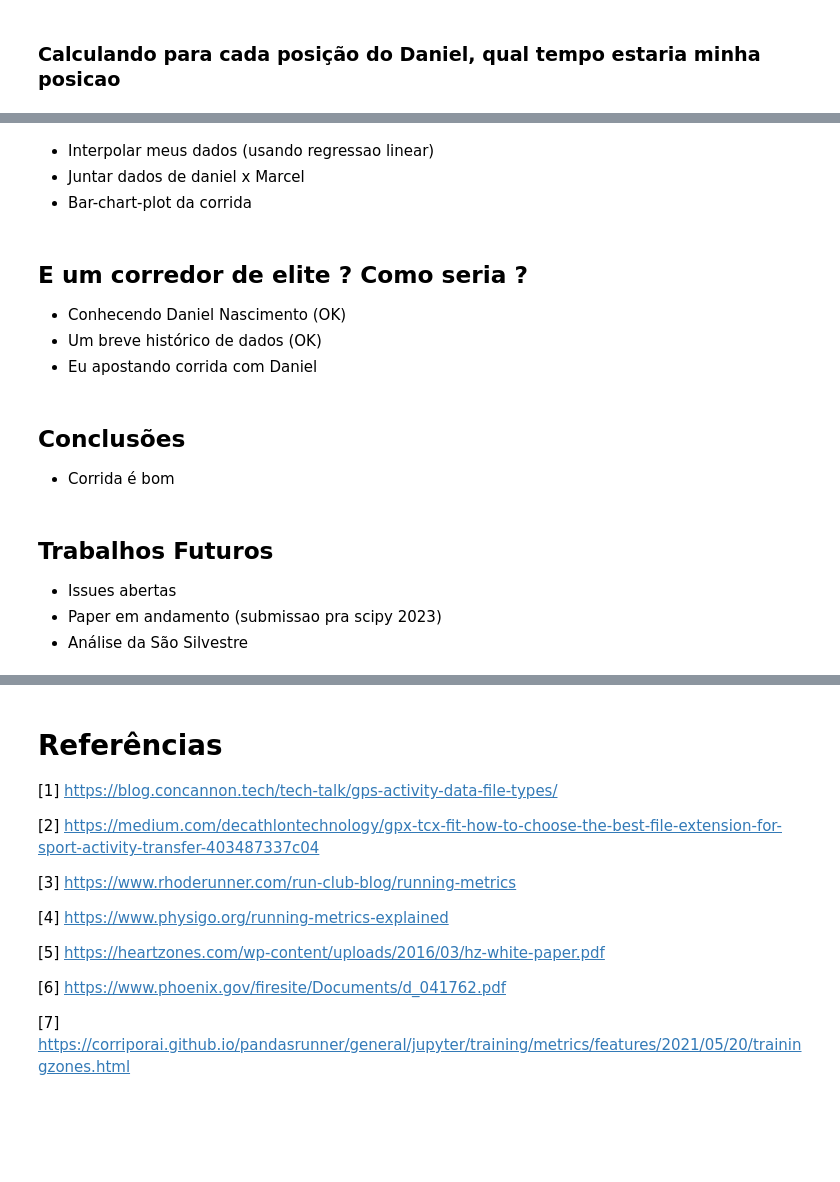
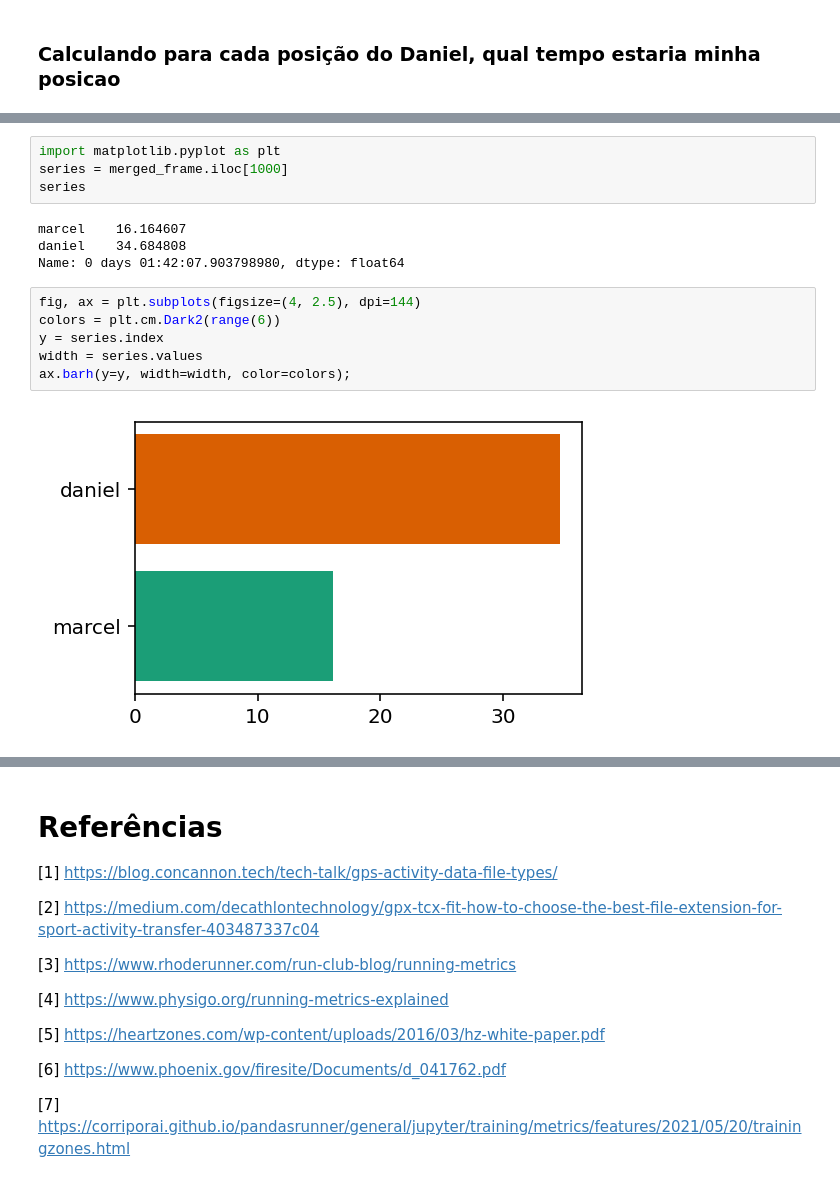
Before and after one commit to corriporai/presentations, a Jupyter notebook: pythonnordeste2022/slides.ipynb, the cells around one changed output, grey strips where cells are left out. Drawn from its saved outputs; the diff is of its cells as text; blank space fills up the shorter version.

```diff
--- a/pythonnordeste2022/slides.ipynb
+++ b/pythonnordeste2022/slides.ipynb
@@ -2401,18 +2389,16 @@ LinearRegression()
-# %% [markdown]
-- Interpolar meus dados (usando regressao linear)
-- Juntar dados de daniel x Marcel
-- Bar-chart-plot da corrida
-# %% [markdown]
-## E um corredor de elite ? Como seria ?
-
-- Conhecendo Daniel Nascimento (OK)
-- Um breve histórico de dados (OK)
-- Eu apostando corrida com Daniel
-# %% [markdown]
-## Conclusões
-- Corrida é bom
-# %% [markdown]
-## Trabalhos Futuros
-- Issues abertas
-- Paper em andamento (submissao pra scipy 2023)
-- Análise da São Silvestre
+# %%
+import matplotlib.pyplot as plt
+series = merged_frame.iloc[1000]
+series
+# %% [output]
+marcel    16.164607
+daniel    34.684808
+Name: 0 days 01:42:07.903798980, dtype: float64
+# %%
+fig, ax = plt.subplots(figsize=(4, 2.5), dpi=144)
+colors = plt.cm.Dark2(range(6))
+y = series.index
+width = series.values
+ax.barh(y=y, width=width, color=colors);
+# %% [output]
+[figure, added]
```
Also changed, not shown: parts of 13 cells of this notebook, 1 other file.
